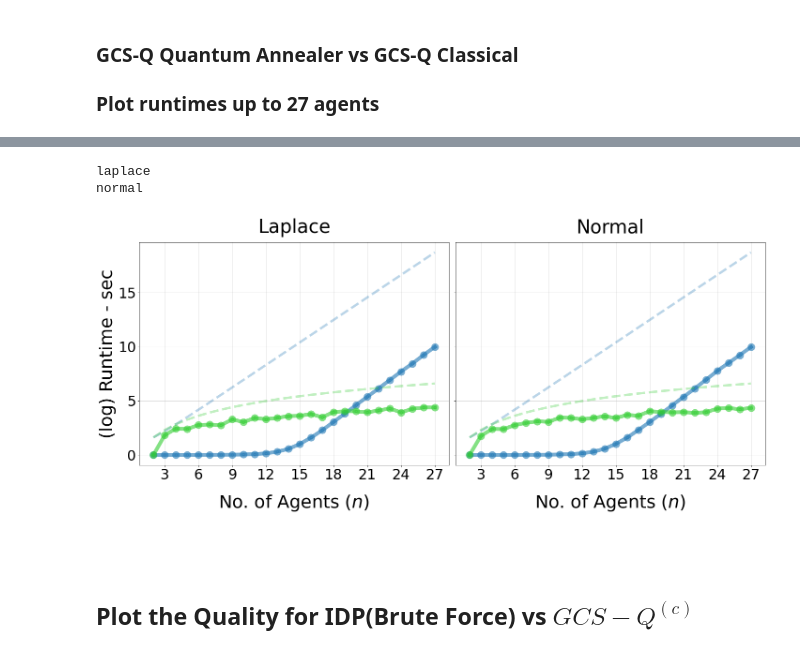
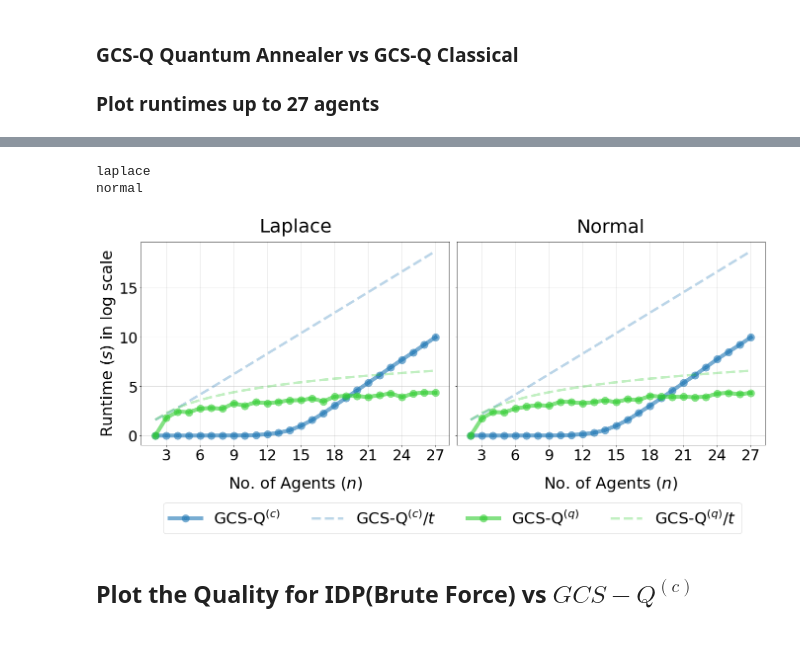
Before and after one commit to supreethmv/GCS-Q, a Jupyter notebook: plots.ipynb, the cells around one changed output, grey strips where cells are left out. Saved outputs shown, nothing was run; the diff lists cells and outputs as text; code cells hidden in the pictures.

Commit message:
updates plot

```diff
--- a/plots.ipynb
+++ b/plots.ipynb
@@ -89,9 +87,9 @@ font=28
 labels = [['Top-down approach using min-cut', 'GCS-Q Classical'], ['Dwave Annealer', 'GCS-Q Quantum Annealer']]
 
 
-fig, ax = plt.subplots(1, 2, sharey=True, figsize=(20,9))
+fig, ax = plt.subplots(1, 2, sharey=True, figsize=(19,8))
 fig.set_tight_layout(True)
-ax[0].set_ylabel(r"(log) Runtime - sec", fontsize=font+10)
+ax[0].set_ylabel(r"Runtime ($s$) in log scale", fontsize=font+4)
 plt.setp(ax, xticks=np.arange(1, 31, 3))#), xticklabels=np.arange(2, 27, 3))
 
 
@@ -121,37 +119,37 @@ for distr in df.Distribution.unique():
         y_classical = np.log(y_classical+1)
         y_classical_theoretical = np.log(y_classical_theoretical+1)
         y_QA = np.log(y_QA+1)
         y_QA_theoretical = np.log(y_QA_theoretical+1)
 
 
     ax[i].plot(x, y_classical, label="GCS-Q$^{(c)}$", linestyle='-', marker='o', linewidth=8.0, markeredgewidth=10, alpha=.6, color='#1f77b4')
     ax[i].plot(x, y_classical_theoretical,  linestyle = 'dashed', linewidth=5.0, alpha =.3, color='#1f77b4', label="GCS-Q$^{(c)}/t$")
     #ax[i].plot(x, y_classical_theoretical,  linestyle = 'dotted', label="GCS-Q$^{(c)}$ ($\mathcal{O}(n2^n)$)", color='#1f77b4', linewidth=2.0)
 
     ax[i].plot(x, y_QA, label="GCS-Q$^{(q)}$", linestyle='-', marker='o', linewidth=8.0, markeredgewidth=10, alpha=.6, color='limegreen')
     ax[i].plot(x, y_QA_theoretical,  linestyle = 'dashed', color='limegreen', linewidth=5.0, alpha =.3, label="GCS-Q$^{(q)}/t$") # color='#ff7f0e'
     #ax[i].plot(x, y_QA_theoretical,  linestyle = 'dotted', label="GCS-Q$^{(q)}$ ($\mathcal{O}(n^2)$)", color='#ff7f0e', linewidth=2.0)
 
     ax[i].tick_params(axis="both", labelsize=font+2)
 
-    ax[i].set_xlabel(r'No. of Agents $(n)$',fontdict={'fontsize':font+10}, labelpad=25)
+    ax[i].set_xlabel(r'No. of Agents $(n)$',fontdict={'fontsize':font+4}, labelpad=25)
     #plt.ylabel(r"(log scale) QA runtime - sec",fontdict={'fontsize':font+8})
 
     ax[i].grid(alpha=.5)
-    ax[i].set_title(distr.title(), fontdict={'fontsize':font+12}, pad=20)#, fontweight="bold")
+    ax[i].set_title(distr.title(), fontdict={'fontsize':font+10}, pad=20)#, fontweight="bold")
     i+=1
 handles, labels = ax[0].get_legend_handles_labels()
-fig.legend(handles, labels, loc='upper center', fontsize=font+8, ncol=4, bbox_to_anchor=(.53, .01))
+fig.legend(handles, labels, loc='upper center', fontsize=font+4, ncol=4, bbox_to_anchor=(.53, .01))
 
 #plt.legend(fontsize=font+8, ncol=2, bbox_to_anchor=(.3, -.4))
 file = os.path.join(current_folder, 'runtime_q_vs_c.png')
 if save:
     plt.savefig(file, dpi=300, bbox_inches = "tight")
 plt.show()
 # %% [output]
 laplace
 normal
-[figure, old version]
+[figure, new version]
 # %%
 # def plot_tte(folder, out_folder, df,
 #              log_scale=True, save=True, font=14,
```
Also changed, not shown: parts of 12 cells of this notebook.
